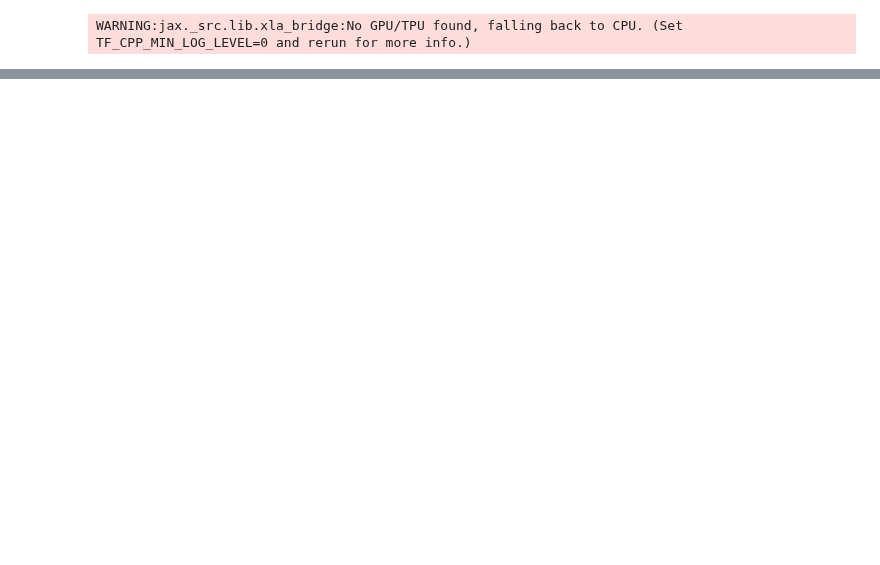
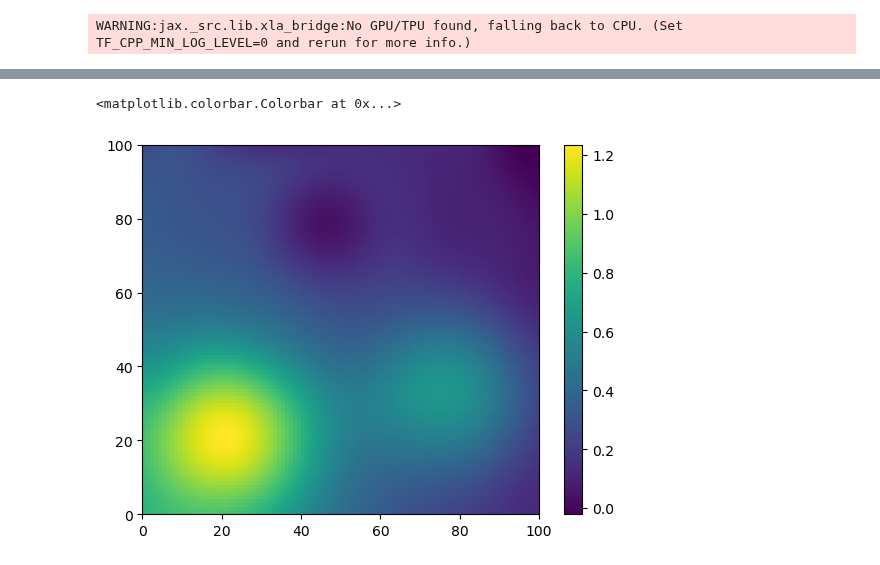
Before and after one commit to LukasEin/jaxgp, a Jupyter notebook: compare_optimizers.ipynb, the cells around one changed output, grey strips where cells are left out. Cells and saved outputs as stored; diff of their text form; code cells hidden in the pictures; blank space fills up the shorter version.

```diff
--- a/compare_optimizers.ipynb
+++ b/compare_optimizers.ipynb
@@ -51,0 +40,6 @@ plt.colorbar()
+# %%
+plt.pcolormesh(means["arr_0"].reshape(100,100))
+plt.colorbar()
+# %% [output]
+<matplotlib.colorbar.Colorbar at 0x...>
+[figure, added]
```
Also changed, not shown: parts of 9 cells of this notebook, 6 other files.
